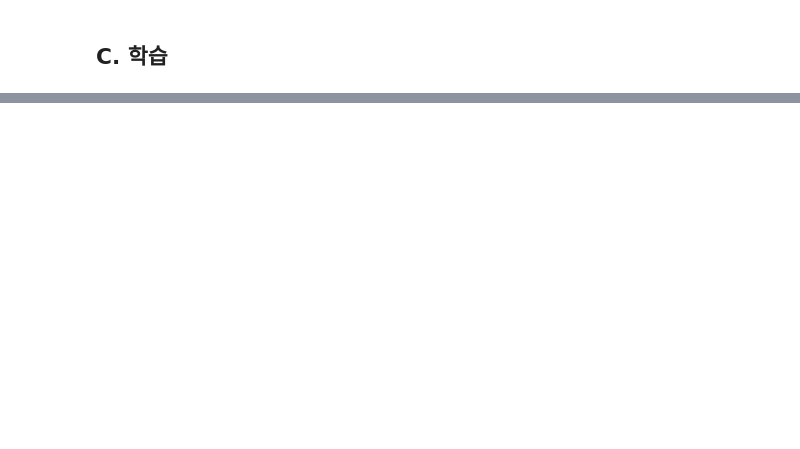
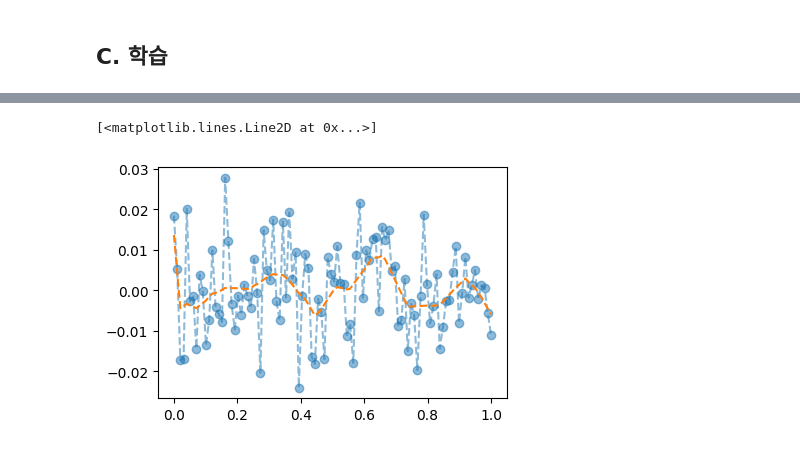
Before and after one commit to guebin/DL2026, a Jupyter notebook: posts/draft.ipynb, the cells around one changed output, grey strips where cells are left out. Saved outputs shown, nothing was run; the diff lists cells and outputs as text; code cells hidden in the pictures; blank space fills up the shorter version.

```diff
--- a/posts/draft.ipynb
+++ b/posts/draft.ipynb
@@ -710,0 +193,6 @@ tensor(0.9895)
+# %%
+plt.plot(x,y,'--o',alpha=0.5)
+plt.plot(x,net(x).data,'--')
+# %% [output]
+[<matplotlib.lines.Line2D at 0x...>]
+[figure, added]
```
Also changed, not shown: parts of 404 cells of this notebook, 51 other files.
